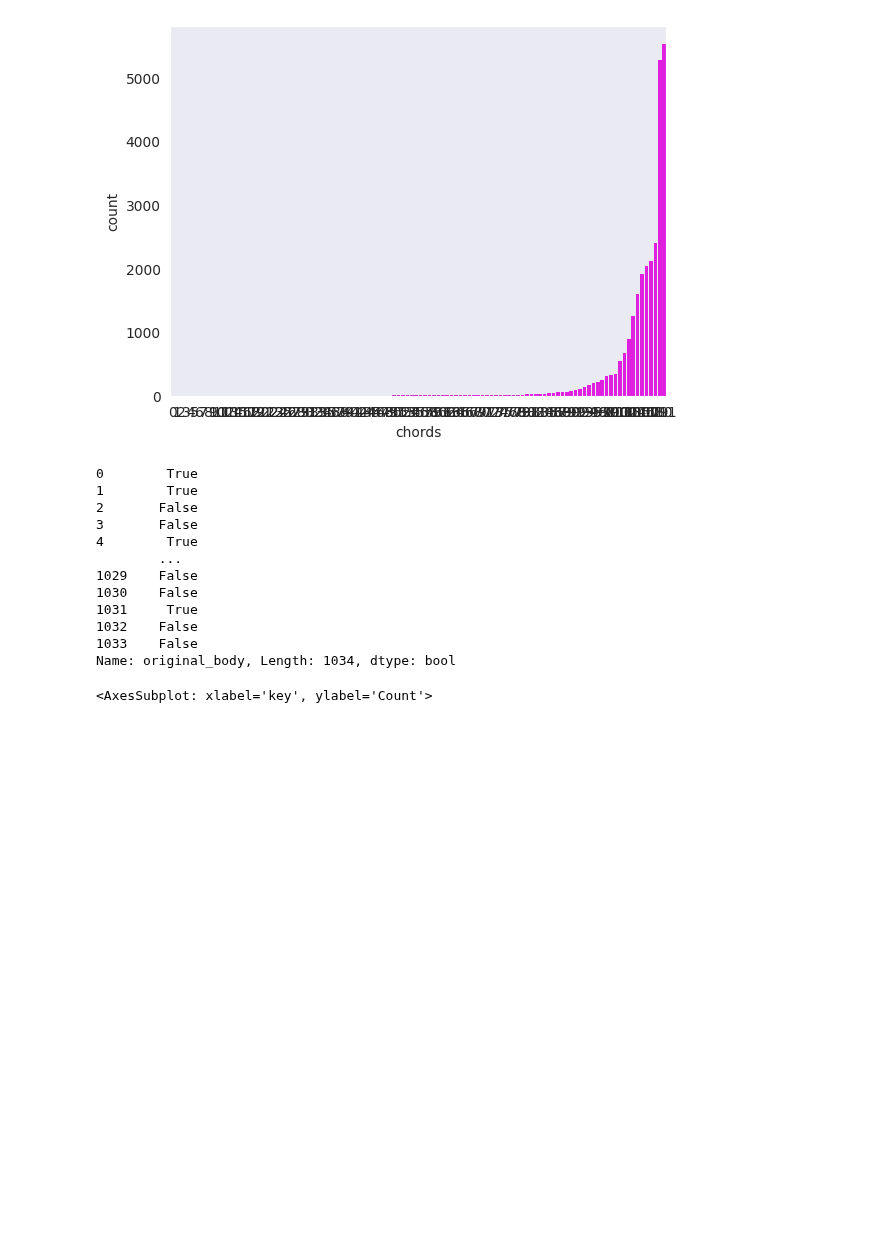
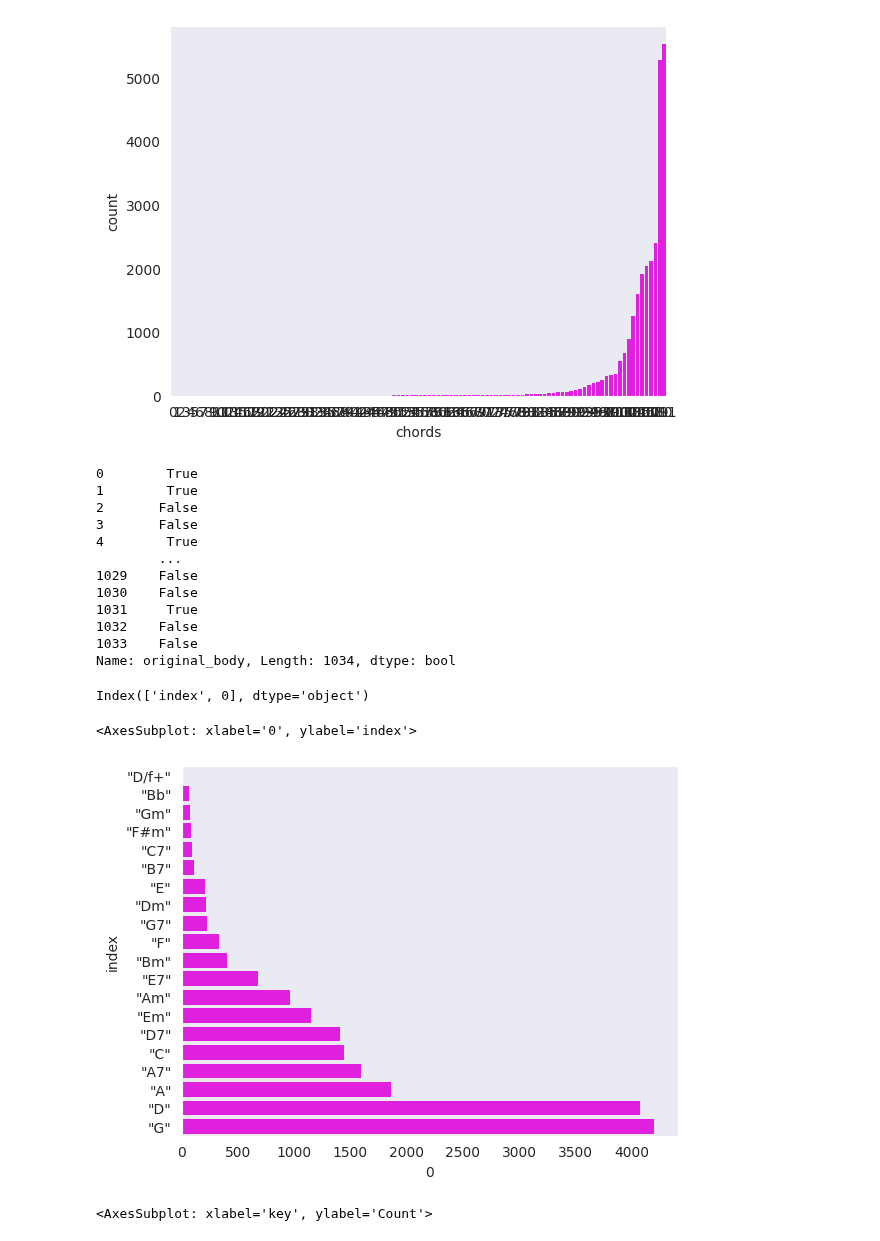
Before and after one commit to DavidNogales/DeepEarTraining, a Jupyter notebook: training_lab/notebooks/EDA_nottingham.ipynb, the cells around one changed output. Cells and saved outputs as stored; diff of their text form; code cells hidden in the pictures; blank space fills up the shorter version.

```diff
--- a/training_lab/notebooks/EDA_nottingham.ipynb
+++ b/training_lab/notebooks/EDA_nottingham.ipynb
@@ -266,6 +299,16 @@ songs_df["original_body"].str.contains("P:")
 1032    False
 1033    False
 Name: original_body, Length: 1034, dtype: bool
+# %%
+chords_names = clean_songs_df.columns[clean_songs_df.columns.str.contains('"[^"]*"')]
+
+chords_occurrences_df = clean_songs_df[chords_names].sum().sort_values(ascending=True).reset_index()
+print(chords_occurrences_df.columns)
+sns.barplot(data=chords_occurrences_df,y="index", x=0,edgecolor='none',color="magenta")
+# %% [output]
+Index(['index', 0], dtype='object')
+<AxesSubplot: xlabel='0', ylabel='index'>
+[figure, added]
 # %%
 sns.histplot(songs_df["key"].astype("category"))
 # %% [output]
```
Also changed, not shown: parts of 12 cells of this notebook.
